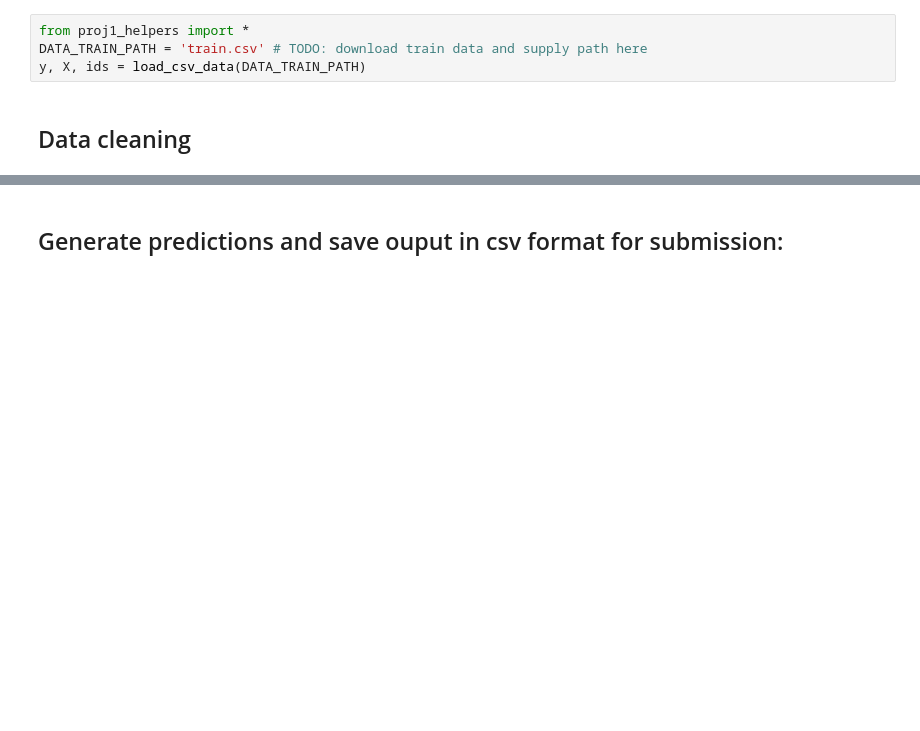
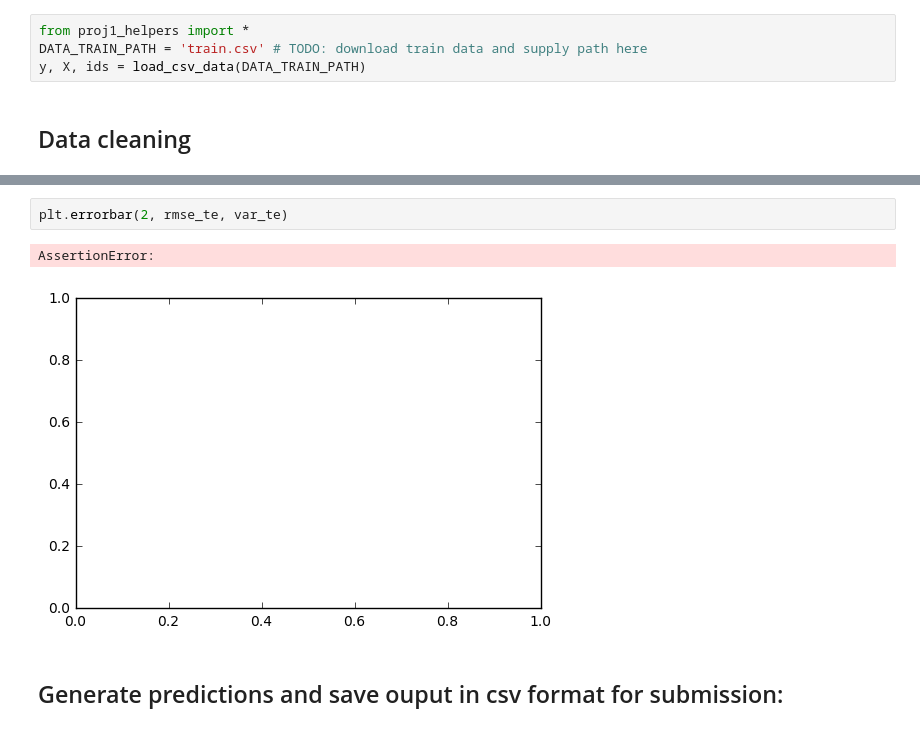
Before and after one commit to akhileshgotmare/ml-course-project1, a Jupyter notebook: project1/scripts/project1.ipynb, the cells around one changed output, grey strips where cells are left out. Cells and saved outputs as stored; diff of their text form; blank space fills up the shorter version.

```diff
--- a/project1/scripts/project1.ipynb
+++ b/project1/scripts/project1.ipynb
@@ -76,3 +143,8 @@ np.sum(y == 1)/len(y), np.sum(y == -1)/len(y)
+# %%
+plt.errorbar(2, rmse_te, var_te)
+# %% [output]
+AssertionError:
+[figure, added]
 # %% [markdown]
 ## Generate predictions and save ouput in csv format for submission:
 # %%
```
Also changed, not shown: parts of 4 cells of this notebook, 1 other file.
